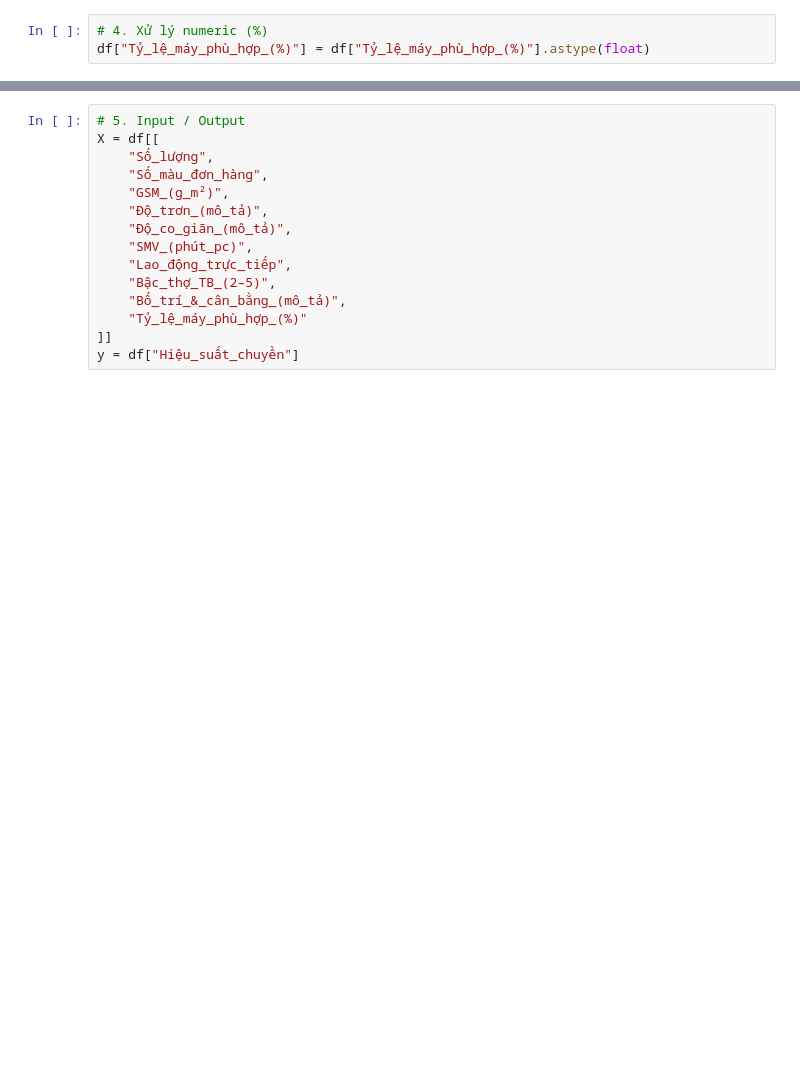
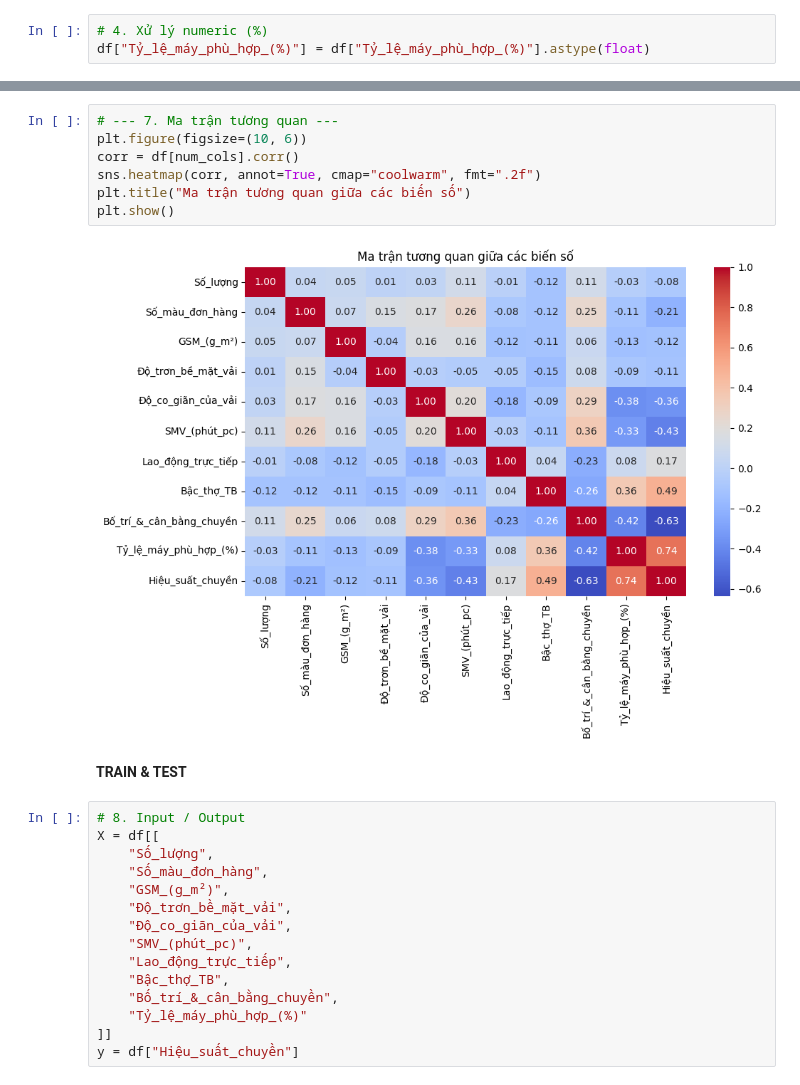
Before and after one commit to OneSun02/Du-Bao-Hieu-Suat-Chuyen-May, a Jupyter notebook: Hieu-suat-chuyen-may.ipynb, the cells around one changed output, grey strips where cells are left out. Saved outputs shown, nothing was run; the diff lists cells and outputs as text; blank space fills up the shorter version.

```diff
--- a/Hieu-suat-chuyen-may.ipynb
+++ b/Hieu-suat-chuyen-may.ipynb
@@ -40,15 +76,26 @@ df["Tỷ_lệ_máy_phù_hợp_(%)"] = df["Tỷ_lệ_máy_phù_hợp_(%)"].astype
+# %%
+# --- 7. Ma trận tương quan ---
+plt.figure(figsize=(10, 6))
+corr = df[num_cols].corr()
+sns.heatmap(corr, annot=True, cmap="coolwarm", fmt=".2f")
+plt.title("Ma trận tương quan giữa các biến số")
+plt.show()
+# %% [output]
+[figure, added]
+# %% [markdown]
+**TRAIN & TEST**
 # %%
-# 5. Input / Output
+# 8. Input / Output
 X = df[[
     "Số_lượng",
     "Số_màu_đơn_hàng",
     "GSM_(g_m²)",
-    "Độ_trơn_(mô_tả)",
-    "Độ_co_giãn_(mô_tả)",
+    "Độ_trơn_bề_mặt_vải",
+    "Độ_co_giãn_của_vải",
     "SMV_(phút_pc)",
     "Lao_động_trực_tiếp",
-    "Bậc_thợ_TB_(2–5)",
-    "Bố_trí_&_cân_bằng_(mô_tả)",
+    "Bậc_thợ_TB",
+    "Bố_trí_&_cân_bằng_chuyền",
     "Tỷ_lệ_máy_phù_hợp_(%)"
 ]]
 y = df["Hiệu_suất_chuyền"]
```
Also changed, not shown: parts of 15 cells of this notebook.
